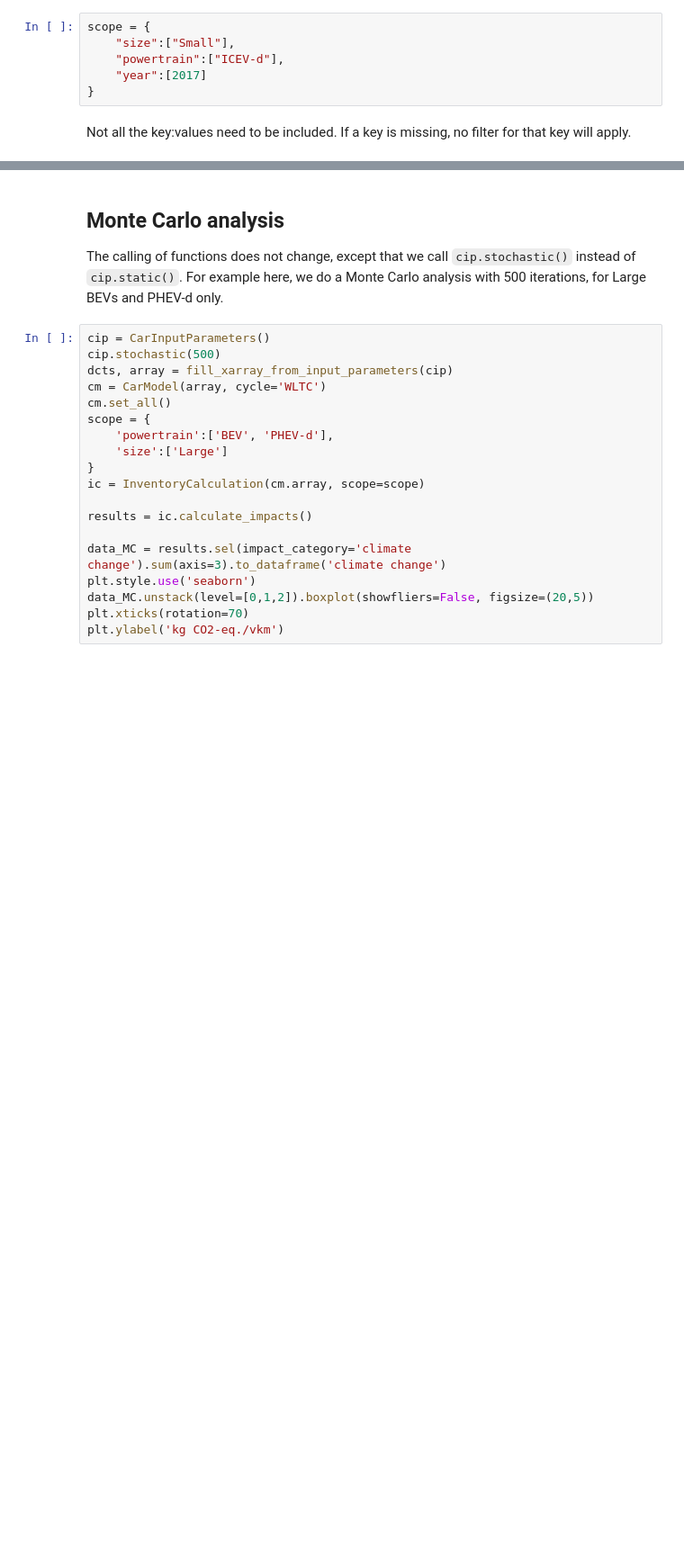
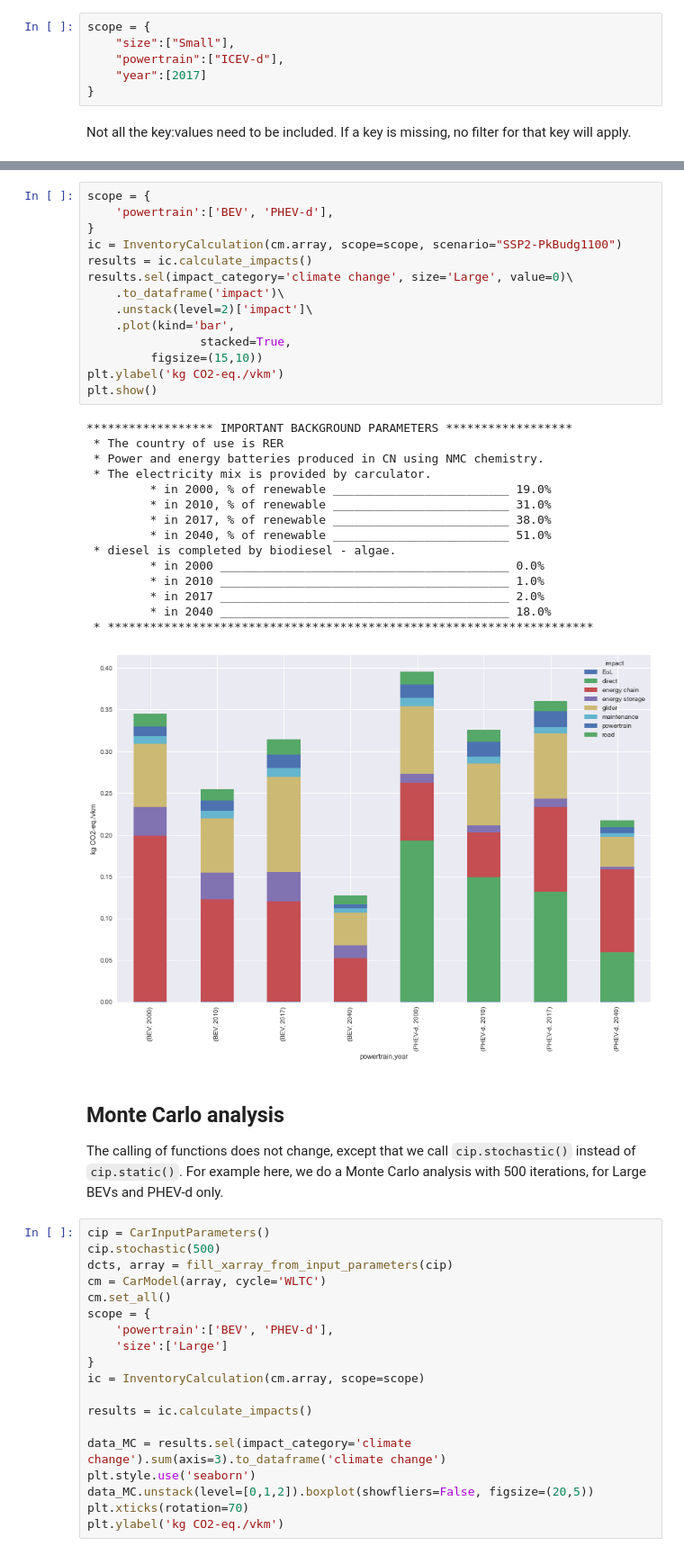
Before and after one commit to romainsacchi/carculator, a Jupyter notebook: examples/Examples.ipynb, the cells around one changed output, grey strips where cells are left out. Shown at 90% size. Drawn from its saved outputs; the diff is of its cells as text; blank space fills up the shorter version.

```diff
--- a/examples/Examples.ipynb
+++ b/examples/Examples.ipynb
@@ -467,3 +490,33 @@ plt.show()
+# %%
+scope = {
+    'powertrain':['BEV', 'PHEV-d'],
+}
+ic = InventoryCalculation(cm.array, scope=scope, scenario="SSP2-PkBudg1100")
+results = ic.calculate_impacts()
+results.sel(impact_category='climate change', size='Large', value=0)\
+    .to_dataframe('impact')\
+    .unstack(level=2)['impact']\
+    .plot(kind='bar',
+                stacked=True,
+         figsize=(15,10))
+plt.ylabel('kg CO2-eq./vkm')
+plt.show()
+# %% [output]
+****************** IMPORTANT BACKGROUND PARAMETERS ******************
+ * The country of use is RER
+ * Power and energy batteries produced in CN using NMC chemistry.
+ * The electricity mix is provided by carculator.
+         * in 2000, % of renewable _________________________ 19.0%
+         * in 2010, % of renewable _________________________ 31.0%
+         * in 2017, % of renewable _________________________ 38.0%
+         * in 2040, % of renewable _________________________ 51.0%
+ * diesel is completed by biodiesel - algae.
+         * in 2000 _________________________________________ 0.0%
+         * in 2010 _________________________________________ 1.0%
+         * in 2017 _________________________________________ 2.0%
+         * in 2040 _________________________________________ 18.0%
+ * *********************************************************************
+[figure, added]
 # %% [markdown]
 ## Monte Carlo analysis
 
```
Also changed, not shown: parts of 16 cells of this notebook, 5 other files.
